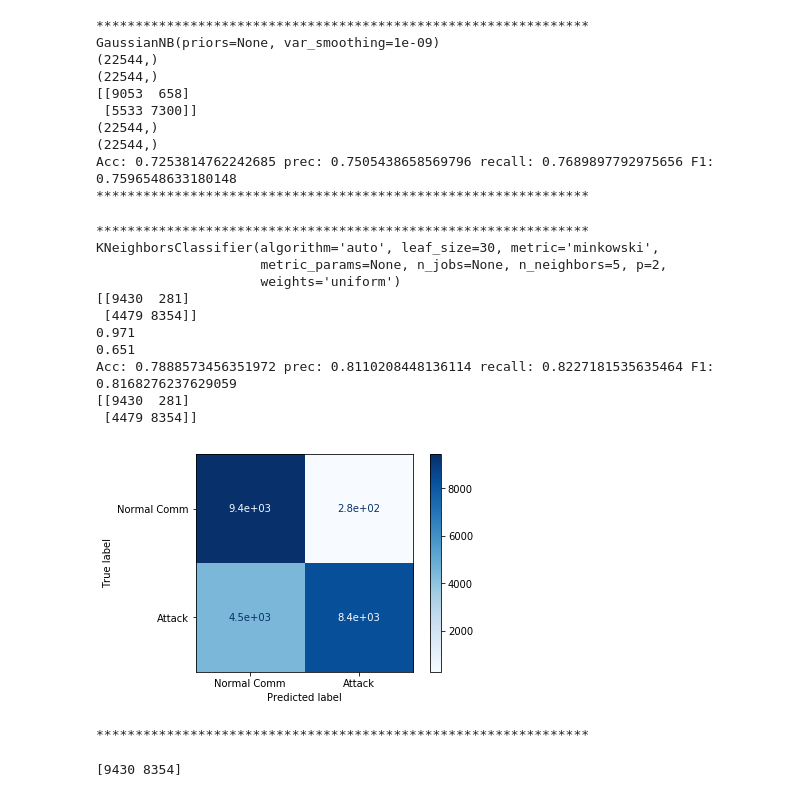
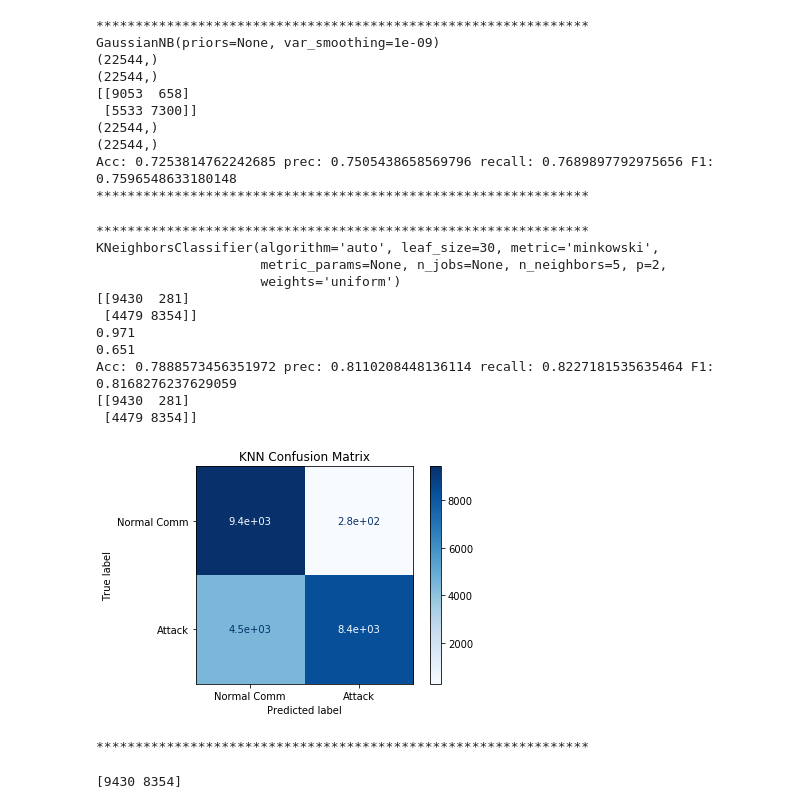
Before and after one commit to eteters/Drone-Security-ML, a Jupyter notebook: Classical Test.ipynb, the cells around one changed output. Drawn from its saved outputs; the diff is of its cells as text; code cells hidden in the pictures.

```diff
--- a/Classical Test.ipynb
+++ b/Classical Test.ipynb
@@ -23,0 +42,9 @@ import matplotlib.pyplot as plt
+# %%
+#Just plot the confusion matrix
+def plotCM(cm, title):
+    disp = plot_confusion_matrix(model, testdata, expected,
+                                 cmap=plt.cm.Blues,
+                                display_labels=["Normal Comm", "Attack"])
+    print(disp.confusion_matrix)
+    disp.ax_.set_title(title)
+    plt.show()
@@ -196,35 +235,35 @@ Acc: 0.7253814762242685 prec: 0.7505438658569796 recall: 0.7689897792975656 F1:
 print("***************************************************************")
 # fit a k-nearest neighbor model to the data
 model = KNeighborsClassifier()
 model.fit(traindata, trainlabel)
 print(model)
 # make predictions
 expected = testlabel
 predicted = model.predict(testdata)
 # summarize the fit of the model
 
 cm = metrics.confusion_matrix(expected, predicted)
 print(cm)
 tpr = float(cm[0][0])/np.sum(cm[0])
 fpr = float(cm[1][1])/np.sum(cm[1])
 print("%.3f" %tpr)
 print("%.3f" %fpr)
 evaluateCM(cm)
-plotCM(cm)
+plotCM(cm, "KNN Confusion Matrix")
 print("***************************************************************")
 # %% [output]
 ***************************************************************
 KNeighborsClassifier(algorithm='auto', leaf_size=30, metric='minkowski',
                      metric_params=None, n_jobs=None, n_neighbors=5, p=2,
                      weights='uniform')
 [[9430  281]
  [4479 8354]]
 0.971
 0.651
 Acc: 0.7888573456351972 prec: 0.8110208448136114 recall: 0.8227181535635464 F1: 0.8168276237629059
 [[9430  281]
  [4479 8354]]
-[figure, old version]
+[figure, new version]
 ***************************************************************
 # %%
 print(cm.diagonal())
```
Also changed, not shown: parts of 13 cells of this notebook.
